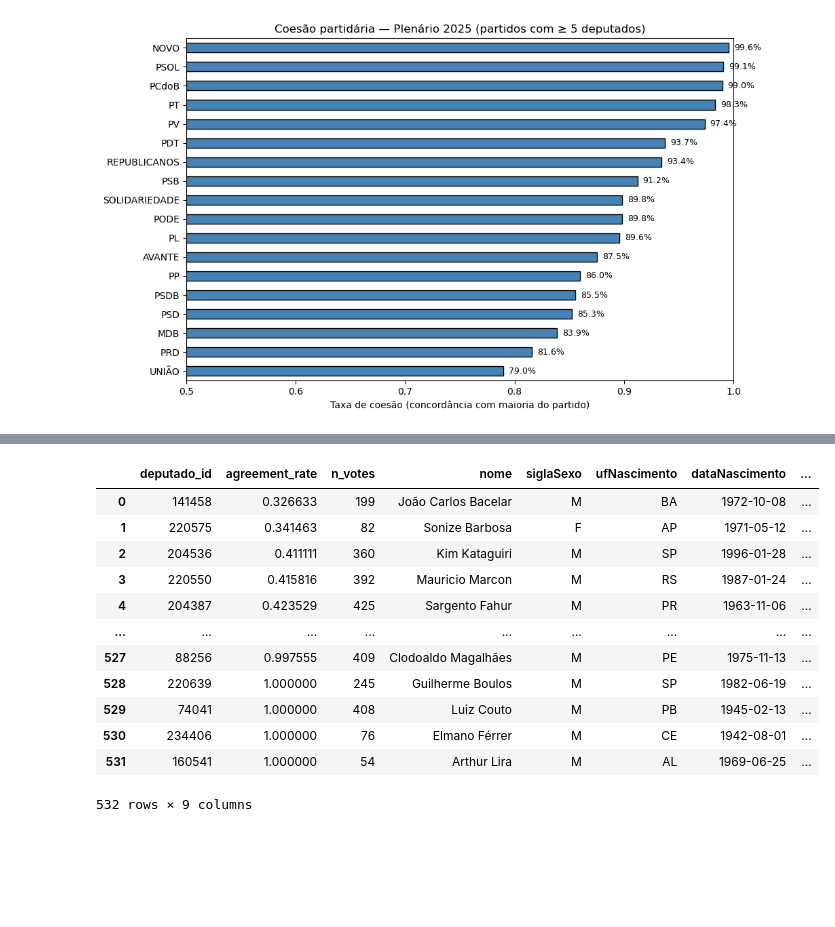
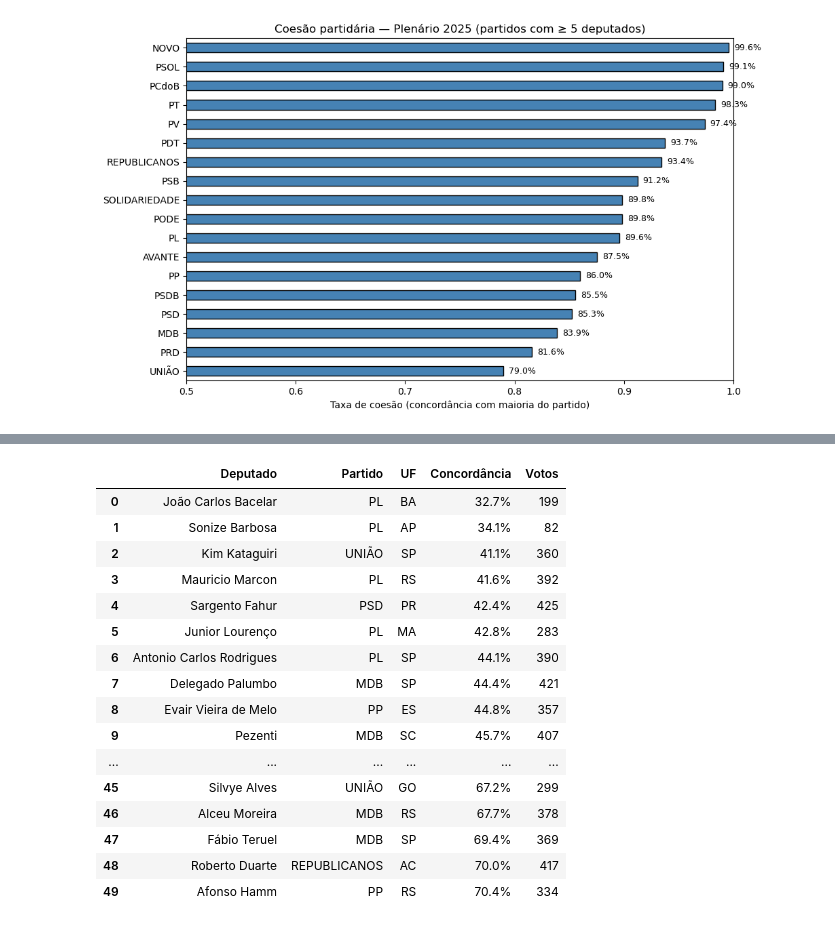
Before and after one commit to marcelo-jrs/camara-deputados-project, a Jupyter notebook: notebooks/02_eda.ipynb, the cells around one changed output, grey strips where cells are left out. Cells and saved outputs as stored; diff of their text form; code cells hidden in the pictures; blank space fills up the shorter version.

```diff
--- a/notebooks/02_eda.ipynb
+++ b/notebooks/02_eda.ipynb
@@ -149,24 +180,44 @@ plt.show()
 # %%
 deputy_vote_count = df_votos_sim_nao.groupby('deputado_id').size().rename('n_votes')
 
 rebels = pd.concat([deputy_agreement, deputy_vote_count], axis=1)
 
 rebels = rebels[rebels['n_votes'] >= 50].sort_values(['agreement_rate'])
 
 rebels = rebels.merge(df_deputados, on=["deputado_id"])
 
-rebels
+rebels_display = (
+    rebels
+    [['nome', 'deputado_siglaPartido', 'deputado_siglaUf', 'agreement_rate', 'n_votes']]
+    .rename(columns={
+        'nome': 'Deputado',
+        'deputado_siglaPartido': 'Partido',
+        'deputado_siglaUf': 'UF',
+        'agreement_rate': 'Concordância',
+        'n_votes': 'Votos',
+    })
+    .head(50)
+    .style
+    .format({'Concordância': '{:.1%}'})
+    .background_gradient(subset=['Concordância'], cmap='RdYlGn')
+)
+
+rebels_display
 # %% [output]
-|  | deputado_id | agreement_rate | n_votes | nome | siglaSexo | ufNascimento | dataNascimento | ... |
-| 0 | 141458 | 0.326633 | 199 | João Carlos Bacelar | M | BA | 1972-10-08 | ... |
-| 1 | 220575 | 0.341463 | 82 | Sonize Barbosa | F | AP | 1971-05-12 | ... |
-| 2 | 204536 | 0.411111 | 360 | Kim Kataguiri | M | SP | 1996-01-28 | ... |
-| 3 | 220550 | 0.415816 | 392 | Mauricio Marcon | M | RS | 1987-01-24 | ... |
-| 4 | 204387 | 0.423529 | 425 | Sargento Fahur | M | PR | 1963-11-06 | ... |
-| ... | ... | ... | ... | ... | ... | ... | ... | ... |
-| 527 | 88256 | 0.997555 | 409 | Clodoaldo Magalhães | M | PE | 1975-11-13 | ... |
-| 528 | 220639 | 1.000000 | 245 | Guilherme Boulos | M | SP | 1982-06-19 | ... |
-| 529 | 74041 | 1.000000 | 408 | Luiz Couto | M | PB | 1945-02-13 | ... |
-| 530 | 234406 | 1.000000 | 76 | Elmano Férrer | M | CE | 1942-08-01 | ... |
-| 531 | 160541 | 1.000000 | 54 | Arthur Lira | M | AL | 1969-06-25 | ... |
+|  | Deputado | Partido | UF | Concordância | Votos |
+| 0 | João Carlos Bacelar | PL | BA | 32.7% | 199 |
+| 1 | Sonize Barbosa | PL | AP | 34.1% | 82 |
+| 2 | Kim Kataguiri | UNIÃO | SP | 41.1% | 360 |
+| 3 | Mauricio Marcon | PL | RS | 41.6% | 392 |
+| 4 | Sargento Fahur | PSD | PR | 42.4% | 425 |
+| 5 | Junior Lourenço | PL | MA | 42.8% | 283 |
+| 6 | Antonio Carlos Rodrigues | PL | SP | 44.1% | 390 |
+| 7 | Delegado Palumbo | MDB | SP | 44.4% | 421 |
+| 8 | Evair Vieira de Melo | PP | ES | 44.8% | 357 |
+| 9 | Pezenti | MDB | SC | 45.7% | 407 |
+| ... | ... | ... | ... | ... | ... |
+| 45 | Silvye Alves | UNIÃO | GO | 67.2% | 299 |
+| 46 | Alceu Moreira | MDB | RS | 67.7% | 378 |
+| 47 | Fábio Teruel | MDB | SP | 69.4% | 369 |
+| 48 | Roberto Duarte | REPUBLICANOS | AC | 70.0% | 417 |
+| 49 | Afonso Hamm | PP | RS | 70.4% | 334 |
-532 rows × 9 columns
```
Also changed, not shown: parts of 7 cells of this notebook, 2 other files.
